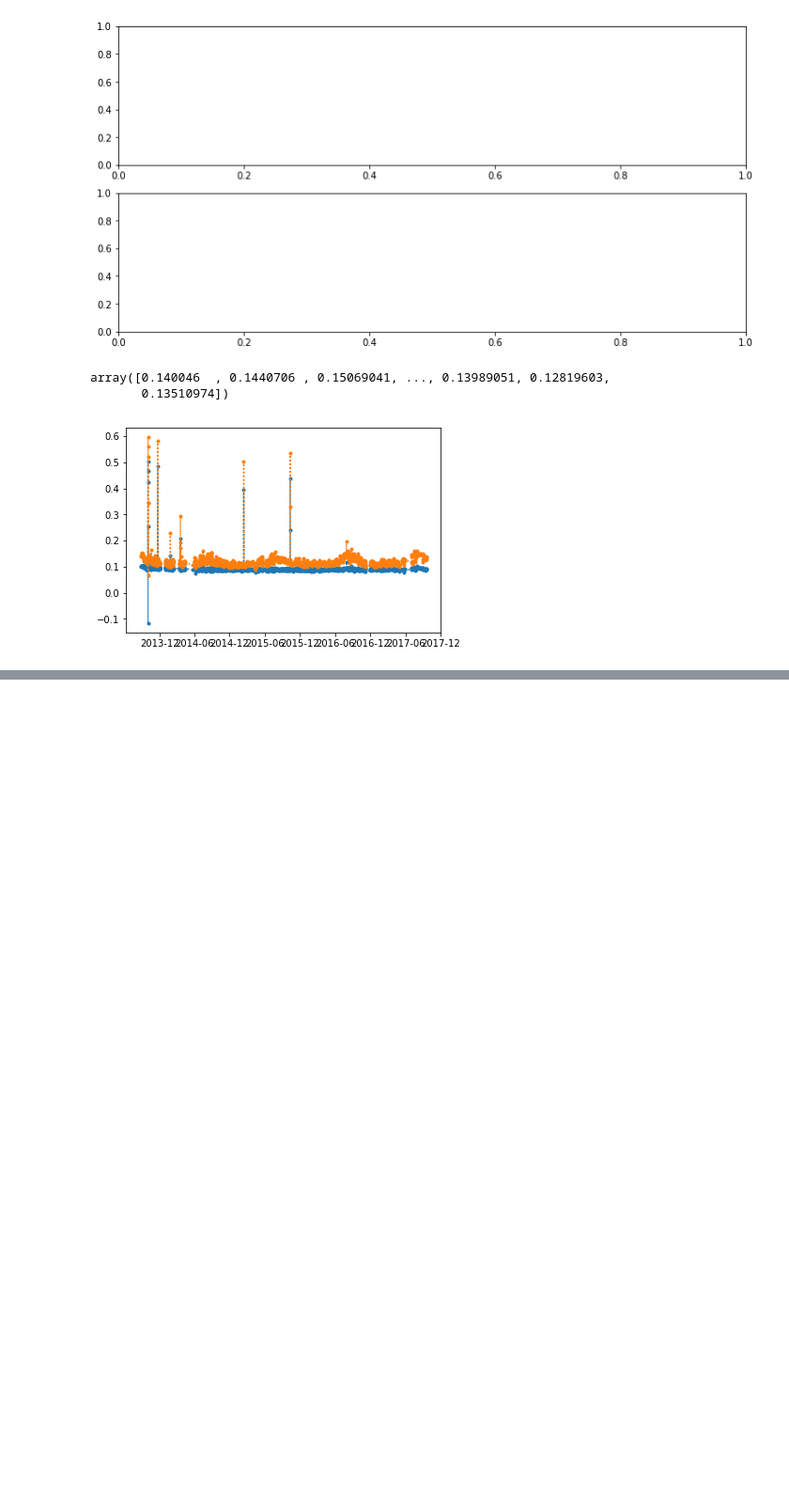
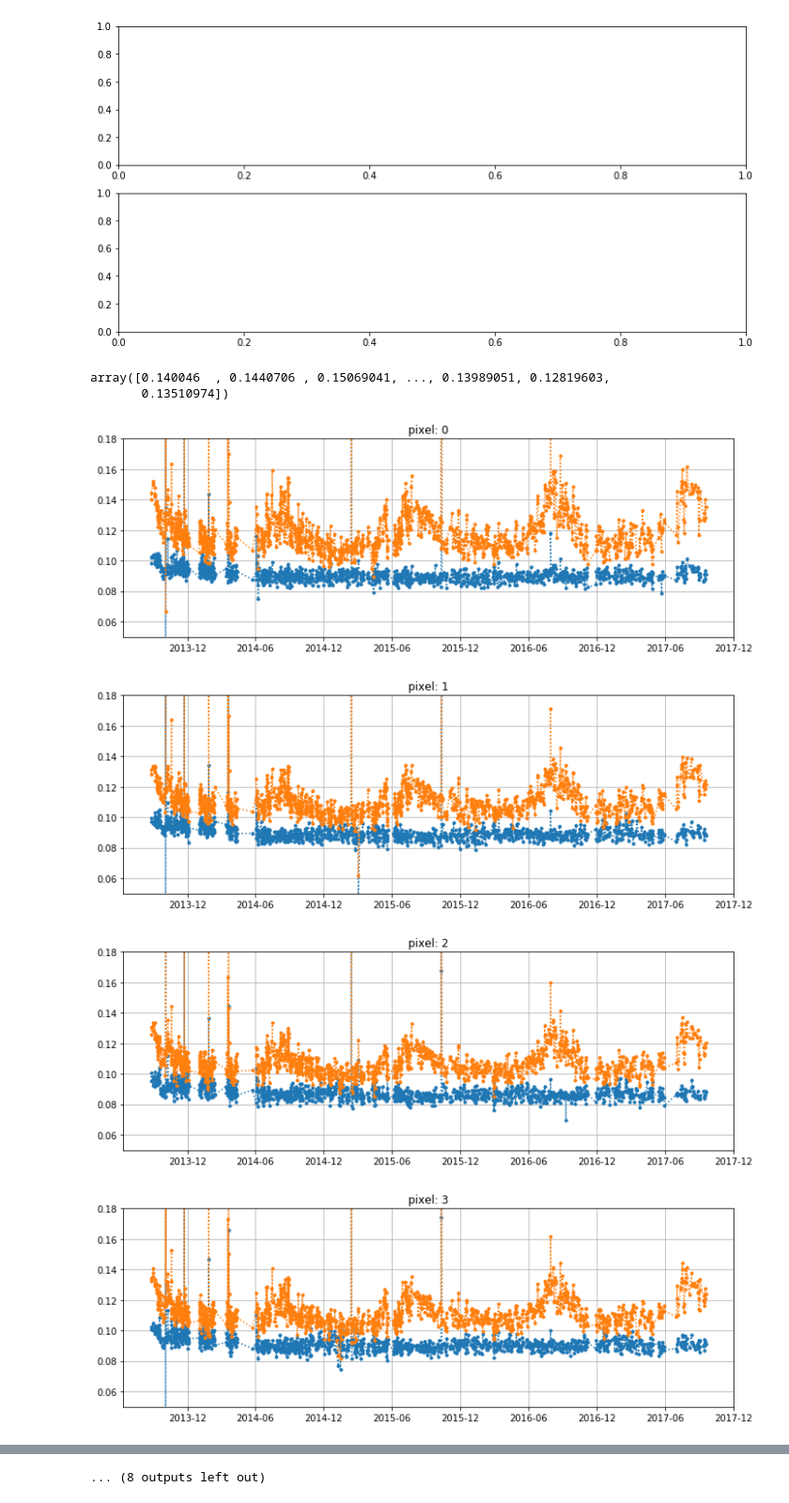
Before and after one commit to dneise/crosstalk_study, a Jupyter notebook: poisson_correction.ipynb, the cells around one changed output, grey strips where cells are left out. Shown at 94% size. Drawn from its saved outputs; the diff is of its cells as text; code cells hidden in the pictures; blank space fills up the shorter version.

```diff
--- a/poisson_correction.ipynb
+++ b/poisson_correction.ipynb
@@ -153,8 +153,16 @@ p_xt.values[:, 0]
 # %% [output]
 array([0.140046  , 0.1440706 , 0.15069041, ..., 0.13989051, 0.12819603,
        0.13510974])
-# %%
-plt.plot(df.index, p_ct_corrected[:, 0], '.:')
-plt.plot(df.index, p_xt.values[:, 0], '.:');
-# %% [output]
-[figure, removed]
+# %%
+for pixel in range(20):
+    plt.figure(figsize=(12, 4))
+    plt.plot(df.index, p_ct_corrected[:, pixel], '.:')
+    plt.plot(df.index, p_xt.values[:, pixel], '.:');
+    plt.grid()
+    plt.ylim(0.05, 0.18)
+    plt.title('pixel: {}'.format(pixel))
+# %% [output]
+[figure, added]
+[figure, added]
+[figure, added]
+[figure, added]
@@ -160,0 +177 @@ plt.plot(df.index, p_xt.values[:, 0], '.:');
+... (8 outputs left out)
```
Also changed, not shown: parts of 1 cell of this notebook.
